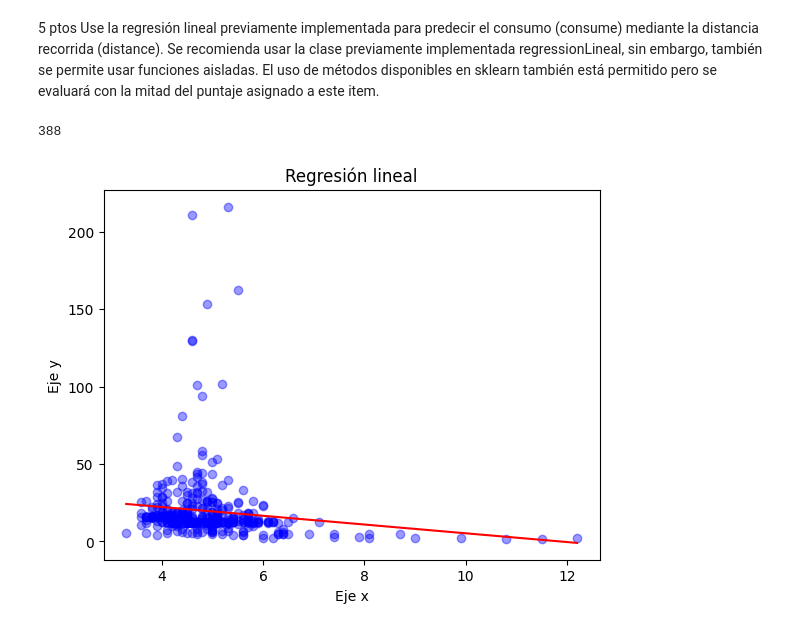
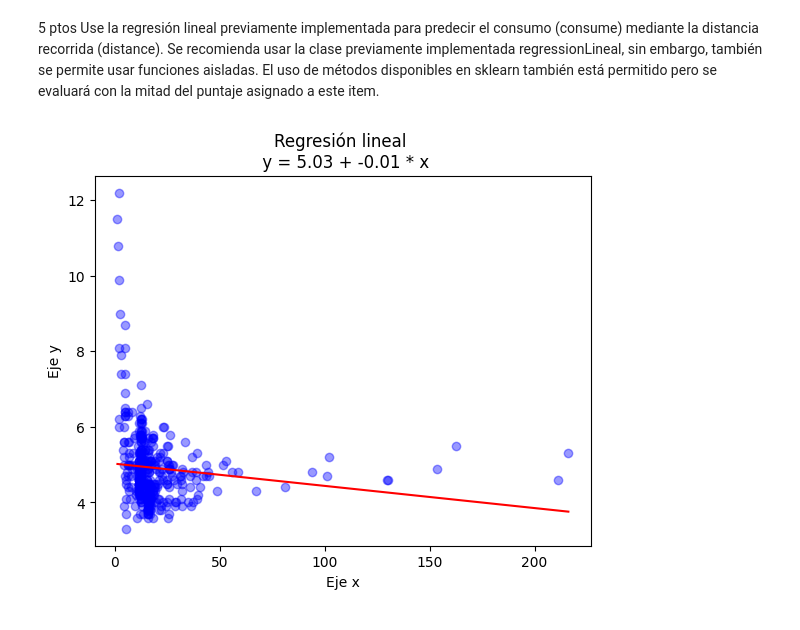
Before and after one commit to doritak/Machine-Learning, a Jupyter notebook: Actividad 2/actividad2.ipynb, the cells around one changed output. Cells and saved outputs as stored; diff of their text form; code cells hidden in the pictures.

```diff
--- a/Actividad 2/actividad2.ipynb
+++ b/Actividad 2/actividad2.ipynb
@@ -86,7 +84,8 @@ X = np.random.uniform(0,3, size=1000)
 Y = 5 + 2*X + np.random.uniform(2,4,1000)
 
 def ajustar_regresion(x, y):
-    X_arr = np.c_[np.ones(x.shape[0]), x] # agrega una columna de 1's a la matriz X se concatenea a la variable independiente
+    X = x.reshape(-1, 1) # se cambia a matriz de una sola columna
+    X_arr = np.c_[np.ones(X.shape[0]), X] # agrega una columna de 1's a la matriz X se concatenea a la variable independiente
     # ajuste = (X^T * X)^-1 * X^T * y
     ajuste = np.linalg.inv(X_arr.T.dot(X_arr)).dot(X_arr.T).dot(y)
     return ajuste
@@ -105,6 +104,7 @@ def graficar_recta_ajuste(x, y, ajuste):
     plt.title("Regresión lineal")
     plt.xlabel("Eje x")
     plt.ylabel("Eje y")
+    plt.legend(["Datos", "Recta de ajuste"])
     plt.show()
 
 graficar_recta_ajuste(X, Y, ajuste)
@@ -134,13 +134,14 @@ class regressionLineal():
 
     def visualizar_datos(self):
         plt.scatter(self.x, self.y, color='blue', alpha=0.4)
-        plt.title("Gráfico y = 5 + 2x + random")
+        plt.title("Gráfico regresión lineal")
         plt.xlabel("Eje x")
         plt.ylabel("Eje y")
         plt.show()
 
     def ajustar_regresion(self):
-        X_arr = np.c_[np.ones(self.x.shape[0]), self.x] # agrega una columna de 1's a la matriz X se concatenea a la variable independiente
+        X = self.x.reshape(-1, 1) # se cambia a matriz de una sola columna
+        X_arr = np.c_[np.ones(X.shape[0]), X] # agrega una columna de 1's a la matriz X se concatenea a la variable independiente
         # ajuste = (X^T * X)^-1 * X^T * y
         ajuste = np.linalg.inv(X_arr.T.dot(X_arr)).dot(X_arr.T).dot(self.y)
         return ajuste
@@ -148,6 +149,8 @@ class regressionLineal():
     def graficar_recta_ajuste(self):
         # np.linspace(inicio, fin, num_puntos_generar)   genera un número especificado de valores espaciados uniformemente entre un valor inicial y un valor final. Para esto toma el valor de el arreglo x mínimo y máximo para seguir con la recta
         ajuste = self.ajustar_regresion()
+        titulo =f" y = {ajuste[0].round(2)} + {ajuste[1].round(2)} * x"
+
         x_lin = np.linspace(self.x.min(), self.x.max(), 100) # Crear valores de X para la recta de ajuste
         y_lin = ajuste[0] + ajuste[1] * x_lin  # Calcular los valores de Y para la recta de ajuste con y = mx + b
 
@@ -155,7 +158,7 @@ class regressionLineal():
         plt.scatter(self.x, self.y, color='blue', alpha=0.4) # graficar los datos
 
 
-        plt.title("Regresión lineal")
+        plt.title("Regresión lineal \n" + titulo)
         plt.xlabel("Eje x")
         plt.ylabel("Eje y")
         plt.show()
@@ -179,11 +182,10 @@ import matplotlib.pyplot as plt
 
 df = pd.read_csv("measurements.csv", encoding="latin-1", sep=",")
 
-df["consume"] = df["consume"].str.replace(',', '.').astype(float)
-df["distance"] = df["distance"].str.replace(',', '.').astype(float)
-print(df["consume"].head())
-print(df["distance"].head())
-print(df.dtypes)
-plt.scatter(df["consume"], df["distance"], color='blue', alpha=0.4)
+x = df["distance"].str.replace(',', '.').astype(float).values
+y = df["consume"].str.replace(',', '.').astype(float).values
+
+
+plt.scatter(x, y, color='blue', alpha=0.4)
 plt.show()
 # %% [output]
@@ -211,10 +196,9 @@ distancia recorrida (distance). Se recomienda usar la clase previamente implemen
 sin embargo, también se permite usar funciones aisladas. El uso de métodos disponibles en sklearn
 también está permitido pero se evaluará con la mitad del puntaje asignado a este item.
 # %%
-largo = df["consume"].shape[0]
-print(largo)
-reglineal = regressionLineal("real", largo, df["consume"], df["distance"])
+tamaño = df["distance"].shape[0]
+
+reglineal = regressionLineal("real", tamaño, x, y)
 reglineal.graficar_recta_ajuste()
 # %% [output]
-388
-[figure, old version]
+[figure, new version]
```
Also changed, not shown: parts of 15 cells of this notebook.
